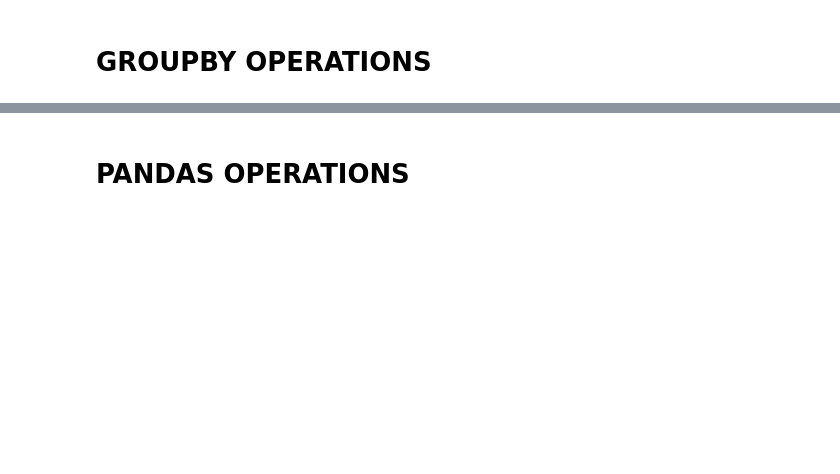
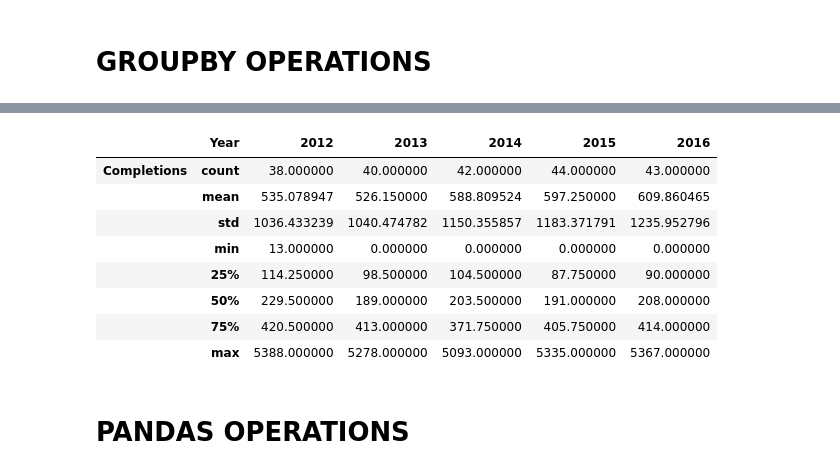
Before and after one commit to Ludaxord/TensorflowCourse, a Jupyter notebook: pandas_crash_course.ipynb, the cells around one changed output, grey strips where cells are left out. Drawn from its saved outputs; the diff is of its cells as text; code cells hidden in the pictures; blank space fills up the shorter version.

```diff
--- a/pandas_crash_course.ipynb
+++ b/pandas_crash_course.ipynb
@@ -332,2 +484,14 @@ df.describe()
+# %%
+df.groupby('Year').describe().transpose()
+# %% [output]
+|  | Year | 2012 | 2013 | 2014 | 2015 | 2016 |
+| Completions | count | 38.000000 | 40.000000 | 42.000000 | 44.000000 | 43.000000 |
+|  | mean | 535.078947 | 526.150000 | 588.809524 | 597.250000 | 609.860465 |
+|  | std | 1036.433239 | 1040.474782 | 1150.355857 | 1183.371791 | 1235.952796 |
+|  | min | 13.000000 | 0.000000 | 0.000000 | 0.000000 | 0.000000 |
+|  | 25% | 114.250000 | 98.500000 | 104.500000 | 87.750000 | 90.000000 |
+|  | 50% | 229.500000 | 189.000000 | 203.500000 | 191.000000 | 208.000000 |
+|  | 75% | 420.500000 | 413.000000 | 371.750000 | 405.750000 | 414.000000 |
+|  | max | 5388.000000 | 5278.000000 | 5093.000000 | 5335.000000 | 5367.000000 |
 # %% [markdown]
 # PANDAS OPERATIONS
```
Also changed, not shown: parts of 59 cells of this notebook, 33 other files.
